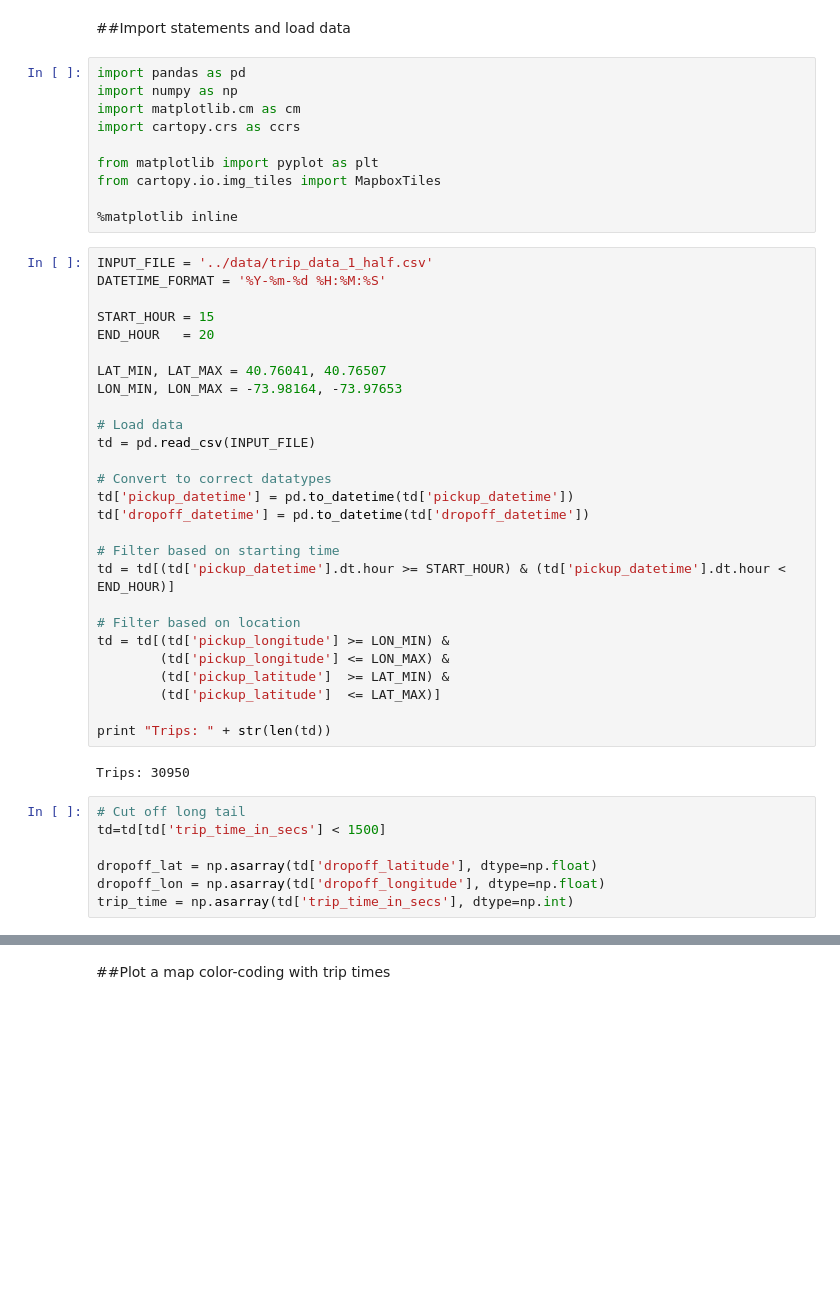
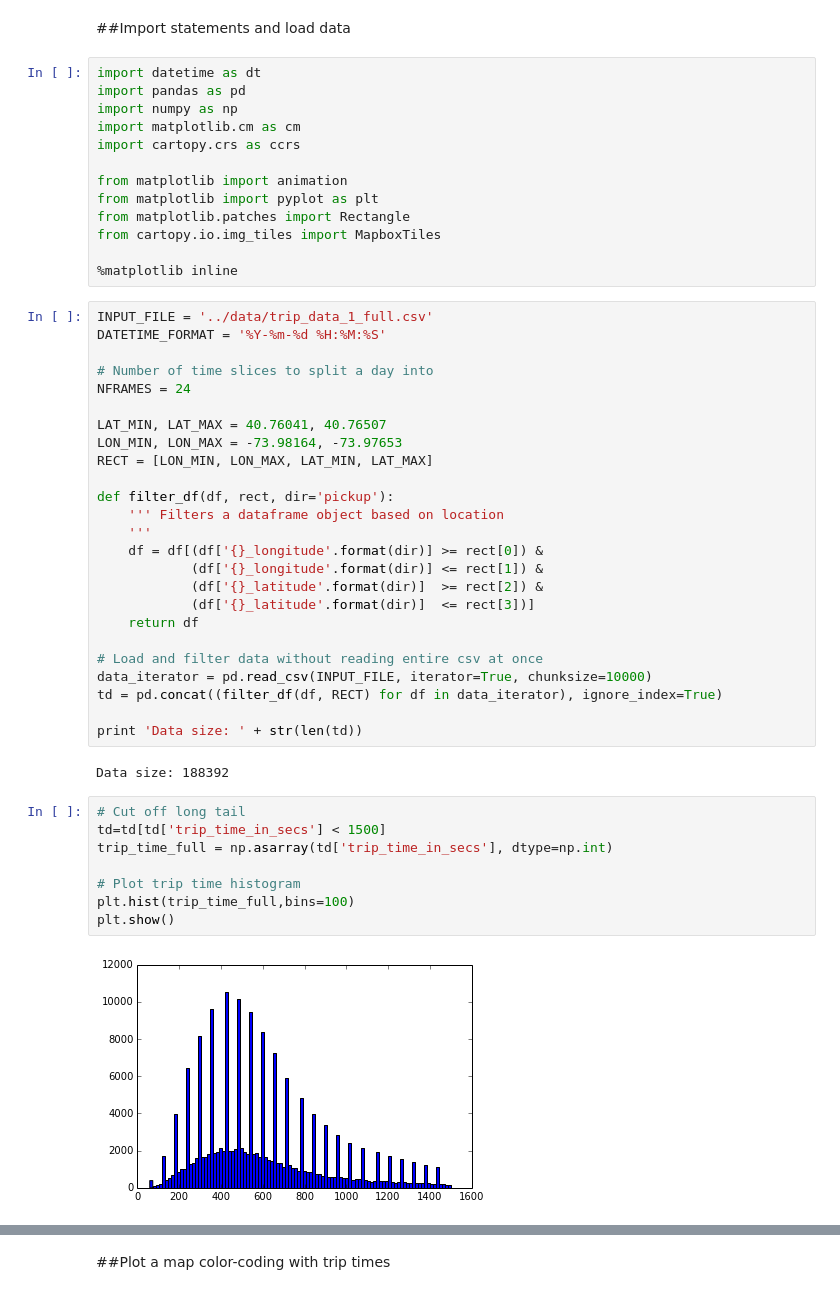
Before and after one commit to yuanchenyang/taxi_data, a Jupyter notebook: ipynb/TaxiDataAnalysis.ipynb, the cells around one changed output, grey strips where cells are left out. Saved outputs shown, nothing was run; the diff lists cells and outputs as text; blank space fills up the shorter version.

Commit message:
Updated notebook for faster data loading and animation

```diff
--- a/ipynb/TaxiDataAnalysis.ipynb
+++ b/ipynb/TaxiDataAnalysis.ipynb
@@ -1,48 +1,52 @@
 # %% [markdown]
 ##Import statements and load data
 # %%
+import datetime as dt
 import pandas as pd
 import numpy as np
 import matplotlib.cm as cm
 import cartopy.crs as ccrs
 
+from matplotlib import animation
 from matplotlib import pyplot as plt
+from matplotlib.patches import Rectangle
 from cartopy.io.img_tiles import MapboxTiles
 
 %matplotlib inline
-# %%
-INPUT_FILE = '../data/trip_data_1_half.csv'
-DATETIME_FORMAT = '%Y-%m-%d %H:%M:%S'
-
-START_HOUR = 15
-END_HOUR   = 20
-
-LAT_MIN, LAT_MAX = 40.76041, 40.76507
-LON_MIN, LON_MAX = -73.98164, -73.97653
-
-# Load data
-td = pd.read_csv(INPUT_FILE)
-
-# Convert to correct datatypes
-td['pickup_datetime'] = pd.to_datetime(td['pickup_datetime'])
-td['dropoff_datetime'] = pd.to_datetime(td['dropoff_datetime'])
-
-# Filter based on starting time
-td = td[(td['pickup_datetime'].dt.hour >= START_HOUR) & (td['pickup_datetime'].dt.hour < END_HOUR)]
-
-# Filter based on location
-td = td[(td['pickup_longitude'] >= LON_MIN) &
-        (td['pickup_longitude'] <= LON_MAX) &
-        (td['pickup_latitude']  >= LAT_MIN) &
-        (td['pickup_latitude']  <= LAT_MAX)]
-
-print "Trips: " + str(len(td))
-# %% [output]
-Trips: 30950
+# %%
+INPUT_FILE = '../data/trip_data_1_full.csv'
+DATETIME_FORMAT = '%Y-%m-%d %H:%M:%S'
+
+# Number of time slices to split a day into
+NFRAMES = 24
+
+LAT_MIN, LAT_MAX = 40.76041, 40.76507
+LON_MIN, LON_MAX = -73.98164, -73.97653
+RECT = [LON_MIN, LON_MAX, LAT_MIN, LAT_MAX]
+
+def filter_df(df, rect, dir='pickup'):
+    ''' Filters a dataframe object based on location
+    '''
+    df = df[(df['{}_longitude'.format(dir)] >= rect[0]) &
+            (df['{}_longitude'.format(dir)] <= rect[1]) &
+            (df['{}_latitude'.format(dir)]  >= rect[2]) &
+            (df['{}_latitude'.format(dir)]  <= rect[3])]
+    return df
+
+# Load and filter data without reading entire csv at once
+data_iterator = pd.read_csv(INPUT_FILE, iterator=True, chunksize=10000)
+td = pd.concat((filter_df(df, RECT) for df in data_iterator), ignore_index=True)
+
+print 'Data size: ' + str(len(td))
+# %% [output]
+Data size: 188392
 # %%
 # Cut off long tail
 td=td[td['trip_time_in_secs'] < 1500]
+trip_time_full = np.asarray(td['trip_time_in_secs'], dtype=np.int)
 
-dropoff_lat = np.asarray(td['dropoff_latitude'], dtype=np.float)
-dropoff_lon = np.asarray(td['dropoff_longitude'], dtype=np.float)
-trip_time = np.asarray(td['trip_time_in_secs'], dtype=np.int)
+# Plot trip time histogram
+plt.hist(trip_time_full,bins=100)
+plt.show()
+# %% [output]
+[figure, added]
```
Also changed, not shown: parts of 5 cells of this notebook.
